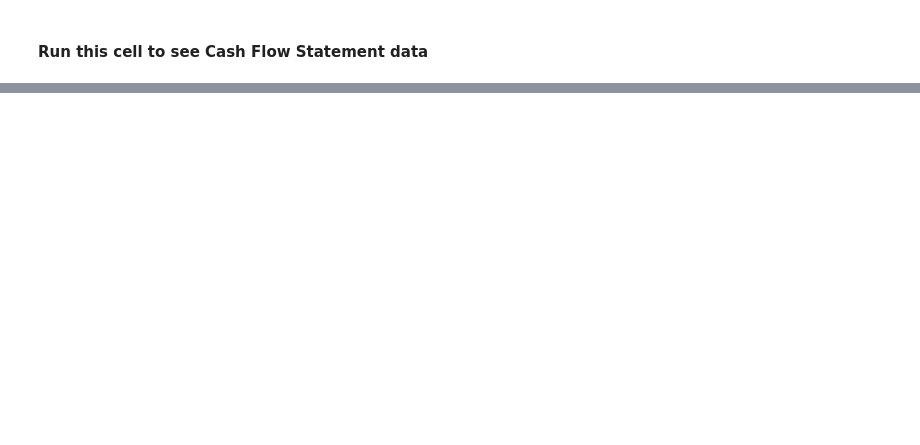
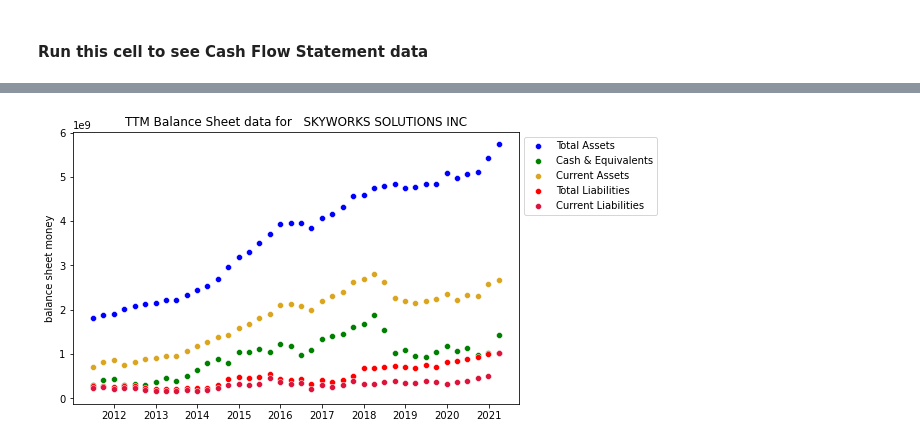
Before and after one commit to sfreagin/SEC_testing, a Jupyter notebook: graphic_test.ipynb, the cells around one changed output, grey strips where cells are left out. Cells and saved outputs as stored; diff of their text form; code cells hidden in the pictures; blank space fills up the shorter version.

```diff
--- a/graphic_test.ipynb
+++ b/graphic_test.ipynb
@@ -105,16 +104,17 @@ plt.title(f'TTM Income Statement data for {ticker_name[5:]}');
 # %% [markdown]
 #### Run this cell to see Balance Sheet data
 # %%
-plt.figure(figsize=(8,5))
-sns.scatterplot(data=balance_df,x=balance_df.index,y="Total Assets", color='blue')
-sns.scatterplot(data=balance_df,x=balance_df.index,y="Cash and Short Term Investments", color='green')
-sns.scatterplot(data=balance_df,x=balance_df.index,y="Total current assets", color='goldenrod')
-sns.scatterplot(data=balance_df,x=balance_df.index,y="Total liabilities",color='red')
-sns.scatterplot(data=balance_df,x=balance_df.index,y="Total current liabilities", color='crimson')
-plt.legend(labels=['Total Assets','Cash & Equivalents','Current Assets','Total Liabilities','Current Liabilities'],bbox_to_anchor=(1,1));
-plt.ylabel('balance sheet money')
-# this code is optional,
-# it may bounce errors if the ticker isn't in stocks_list
-# try big familiar tickers like JNJ or INTC to calibrate
-ticker_name = stock_list[stock_list['Ticker']==ticker]['Name'].to_string()
-plt.title(f'TTM Balance Sheet data for {ticker_name[5:]}');
+def balance_sheet_chart_maker(balance_df):
+    plt.figure(figsize=(8,5))
+    sns.scatterplot(data=balance_df,x=balance_df.index,y="Total Assets", color='blue')
+    sns.scatterplot(data=balance_df,x=balance_df.index,y="Cash and Short Term Investments", color='green')
+    sns.scatterplot(data=balance_df,x=balance_df.index,y="Total current assets", color='goldenrod')
+    sns.scatterplot(data=balance_df,x=balance_df.index,y="Total liabilities",color='red')
+    sns.scatterplot(data=balance_df,x=balance_df.index,y="Total current liabilities", color='crimson')
+    plt.legend(labels=['Total Assets','Cash & Equivalents','Current Assets','Total Liabilities','Current Liabilities'],bbox_to_anchor=(1,1));
+    plt.ylabel('balance sheet money')
+    # this code is optional,
+    # it may bounce errors if the ticker isn't in stocks_list
+    # try big familiar tickers like JNJ or INTC to calibrate
+    ticker_name = stock_list[stock_list['Ticker']==ticker]['Name'].to_string()
+    plt.title(f'TTM Balance Sheet data for {ticker_name[5:]}');
@@ -139,0 +150,4 @@ plt.title(f'TTM Cash Flow data for {ticker_name[5:]}');
+# %%
+balance_sheet_chart_maker(balance_df)
+# %% [output]
+[figure, added]
```
Also changed, not shown: parts of 14 cells of this notebook.
